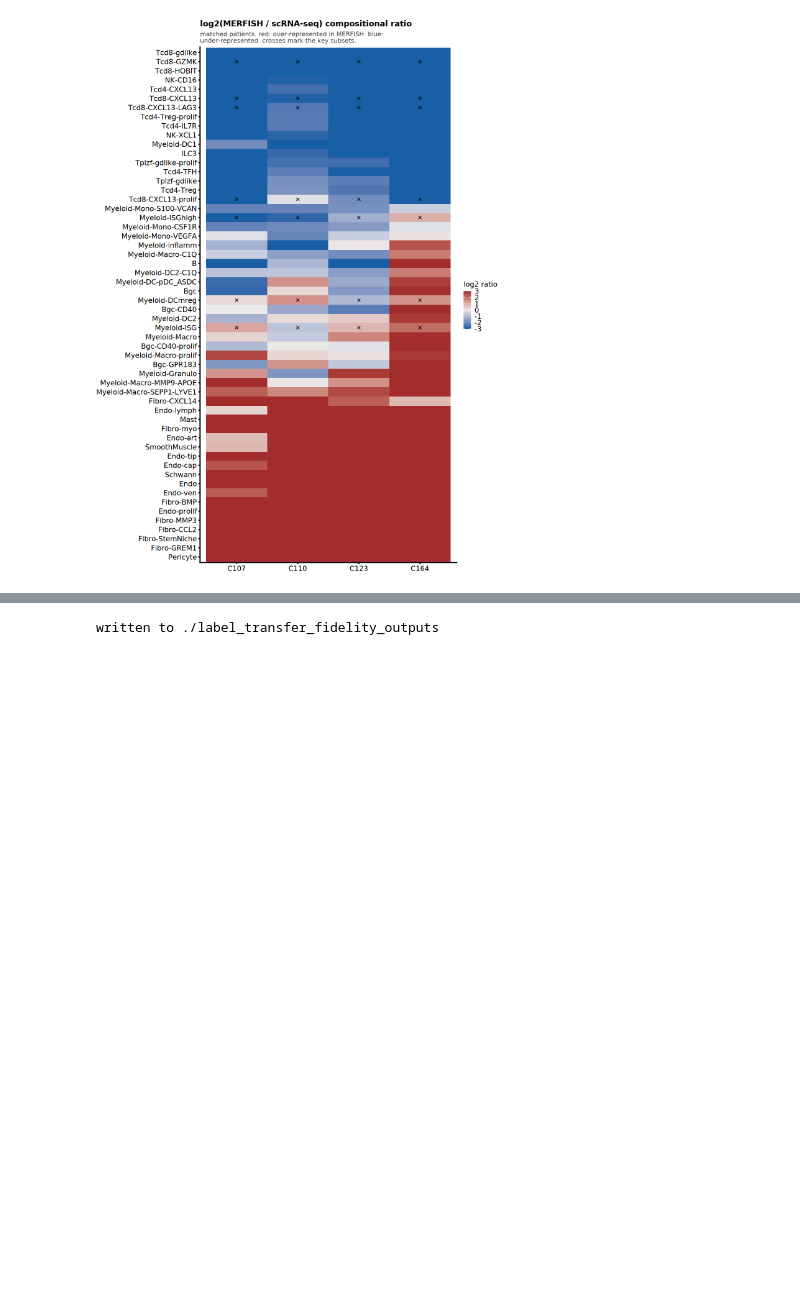
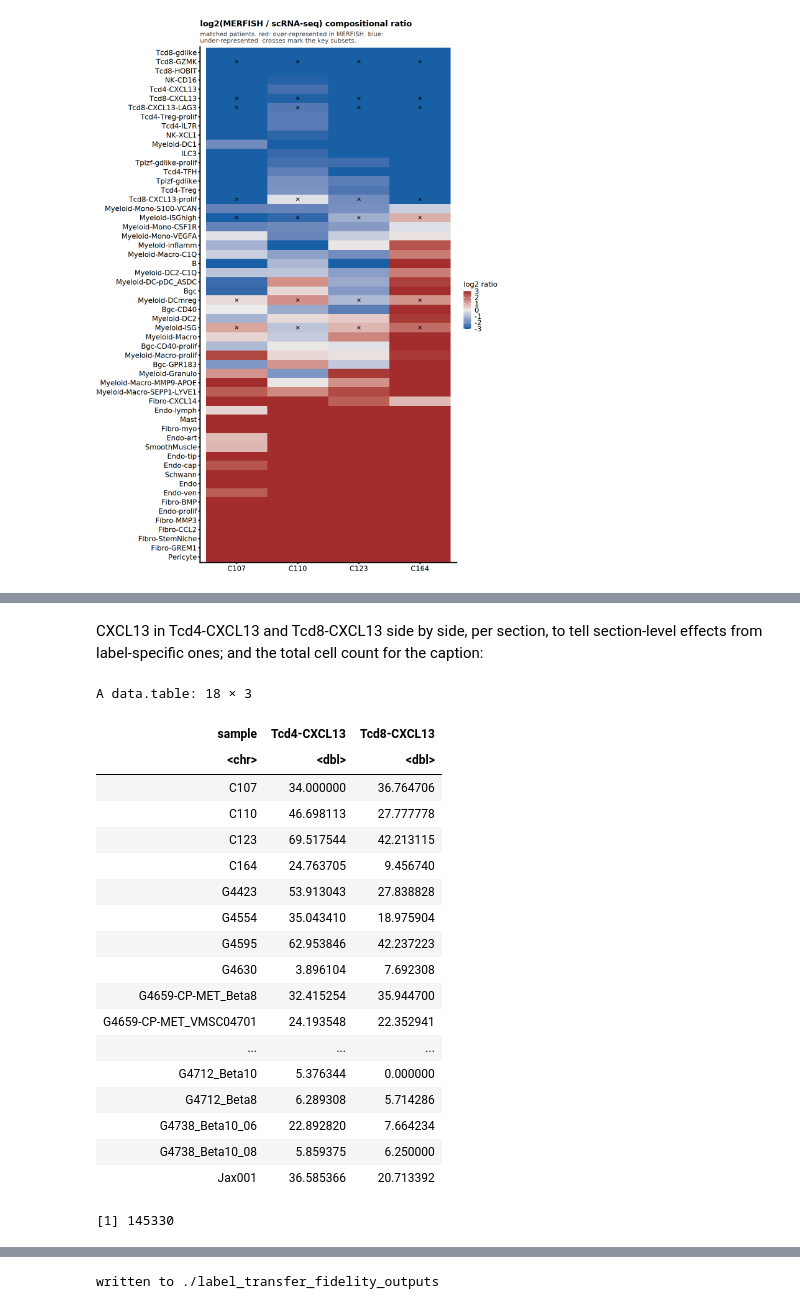
Before and after one commit to korsunskylab/crcmanuscript2025, a Jupyter notebook: fig1_segmentation_and_cell_typing/label_transfer_confusion.ipynb, the cells around one changed output, grey strips where cells are left out. Cells and saved outputs as stored; diff of their text form; code cells hidden in the pictures; blank space fills up the shorter version.

```diff
--- a/fig1_segmentation_and_cell_typing/label_transfer_confusion.ipynb
+++ b/fig1_segmentation_and_cell_typing/label_transfer_confusion.ipynb
@@ -1210,0 +1444,27 @@ ggsave(file.path(outdir_lt, "composition_heatmap.png"), p_hm,
+# %% [markdown]
+CXCL13 in Tcd4-CXCL13 and Tcd8-CXCL13 side by side, per section, to tell section-level effects from label-specific ones; and the total cell count for the caption:
+# %%
+dcast(per_sample[gene == "CXCL13" & label %in% c("Tcd4-CXCL13", "Tcd8-CXCL13") & n_cells > 0],
+      sample ~ label, value.var = "pct")
+per_sample[gene == "CXCL13", sum(n_cells)]   # total cells, for the caption
+# %% [output]
+A data.table: 18 × 3
+| sample | Tcd4-CXCL13 | Tcd8-CXCL13 |
+| <chr> | <dbl> | <dbl> |
+| C107 | 34.000000 | 36.764706 |
+| C110 | 46.698113 | 27.777778 |
+| C123 | 69.517544 | 42.213115 |
+| C164 | 24.763705 | 9.456740 |
+| G4423 | 53.913043 | 27.838828 |
+| G4554 | 35.043410 | 18.975904 |
+| G4595 | 62.953846 | 42.237223 |
+| G4630 | 3.896104 | 7.692308 |
+| G4659-CP-MET_Beta8 | 32.415254 | 35.944700 |
+| G4659-CP-MET_VMSC04701 | 24.193548 | 22.352941 |
+| ... | ... | ... |
+| G4712_Beta10 | 5.376344 | 0.000000 |
+| G4712_Beta8 | 6.289308 | 5.714286 |
+| G4738_Beta10_06 | 22.892820 | 7.664234 |
+| G4738_Beta10_08 | 5.859375 | 6.250000 |
+| Jax001 | 36.585366 | 20.713392 |
+[1] 145330
```
Also changed, not shown: parts of 25 cells of this notebook, 7 other files.
